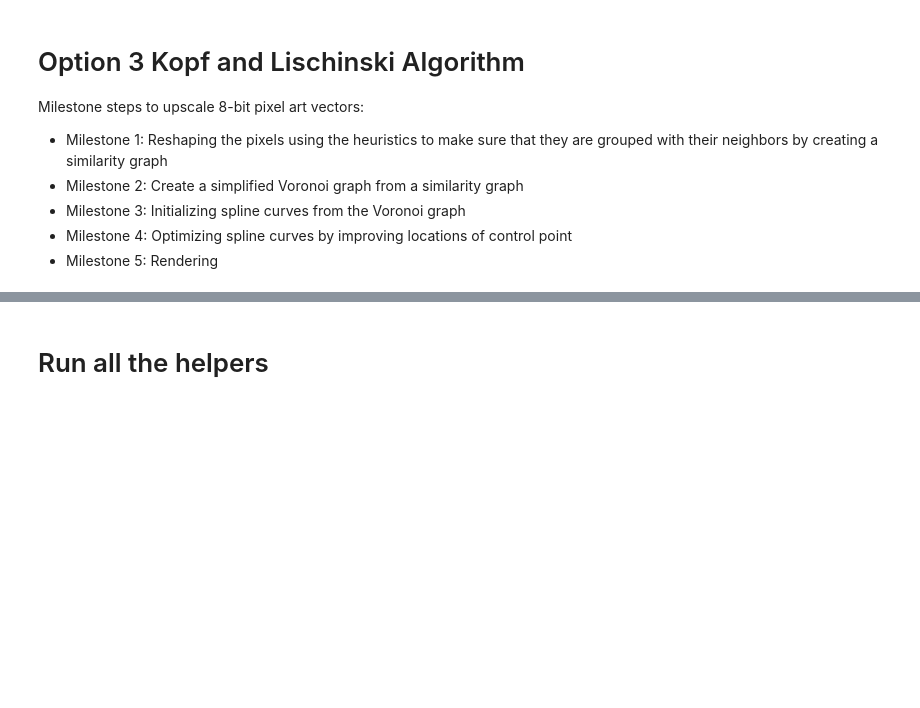
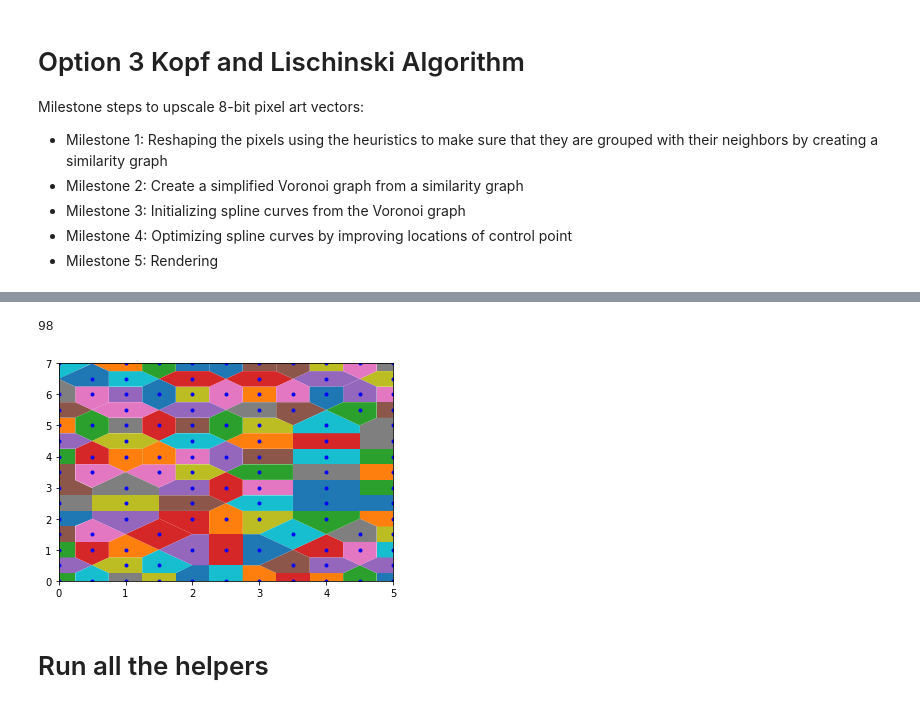
Before and after one commit to josephjkuang/pixel_art, a Jupyter notebook: Upscale.ipynb, the cells around one changed output, grey strips where cells are left out. Cells and saved outputs as stored; diff of their text form; code cells hidden in the pictures; blank space fills up the shorter version.

```diff
--- a/Upscale.ipynb
+++ b/Upscale.ipynb
@@ -199,2 +244,45 @@ Island [0 0]
+# %%
+def get_segments(width, height, points):
+    bounding_box = np.array([-1, width, -1, height])
+    vor = voronoi(points, bounding_box)
+
+    fig = plt.figure()
+    ax = fig.gca()
+    ax.set_xlim([0.0, width - 1])
+    ax.set_ylim([0.0, height - 1])
+    ax.plot(vor.filtered_points[:, 0], vor.filtered_points[:, 1], 'b.')
+
+    # Get line segments and plot
+    segments = set()
+    for region in vor.filtered_regions:
+        vertices = vor.vertices[region + [region[0]], :]
+        ax.fill([vertex[0] for vertex in vertices], [vertex[1] for vertex in vertices])
+        # Get the line segments
+        prev_on_boundary = on_boundary(vertices[0], width, height)
+        prev_on_boundary = (vertices[0] in points)
+        for i in range(1, len(vertices)):
+            curr_on_boundary = on_boundary(vertices[i], width, height)
+            curr_on_boundary = (vertices[i] in points)
+            if (not prev_on_boundary) ^ (not curr_on_boundary):
+                point1 = (vertices[i - 1][0], vertices[i - 1][1])
+                point2 = (vertices[i][0], vertices[i][1])
+                if (point2, point1) not in segments:
+                    segments.add((point1, point2))
+            prev_on_boundary = curr_on_boundary
+
+    print(len(segments))
+    segments = np.array([np.array([np.array([x, y]) for x, y in tup]) for tup in segments])
+
+    return segments
+# %%
+height, width, _ = boo_arm.shape
+points = get_voronoi_nodes(graph)
+segments = get_segments(width, height, points)
+
+# for segment in segments:
+#     print(segment)
+# %% [output]
+98
+[figure, added]
 # %% [markdown]
 # Run all the helpers
```
Also changed, not shown: parts of 5 cells of this notebook.
